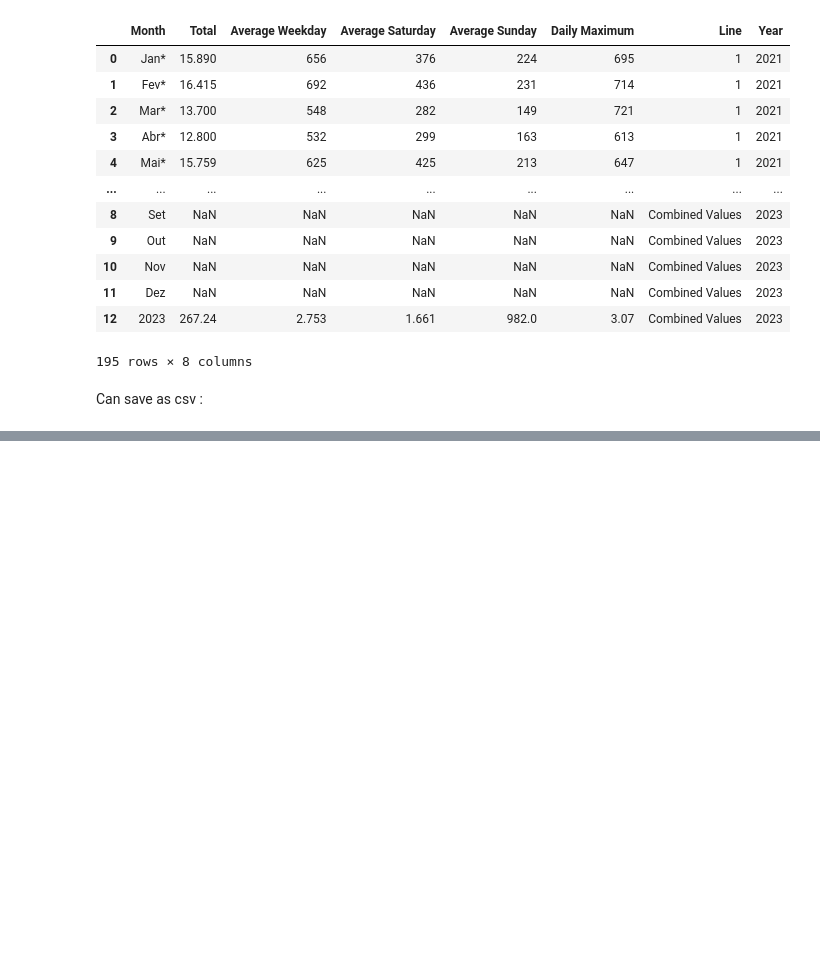
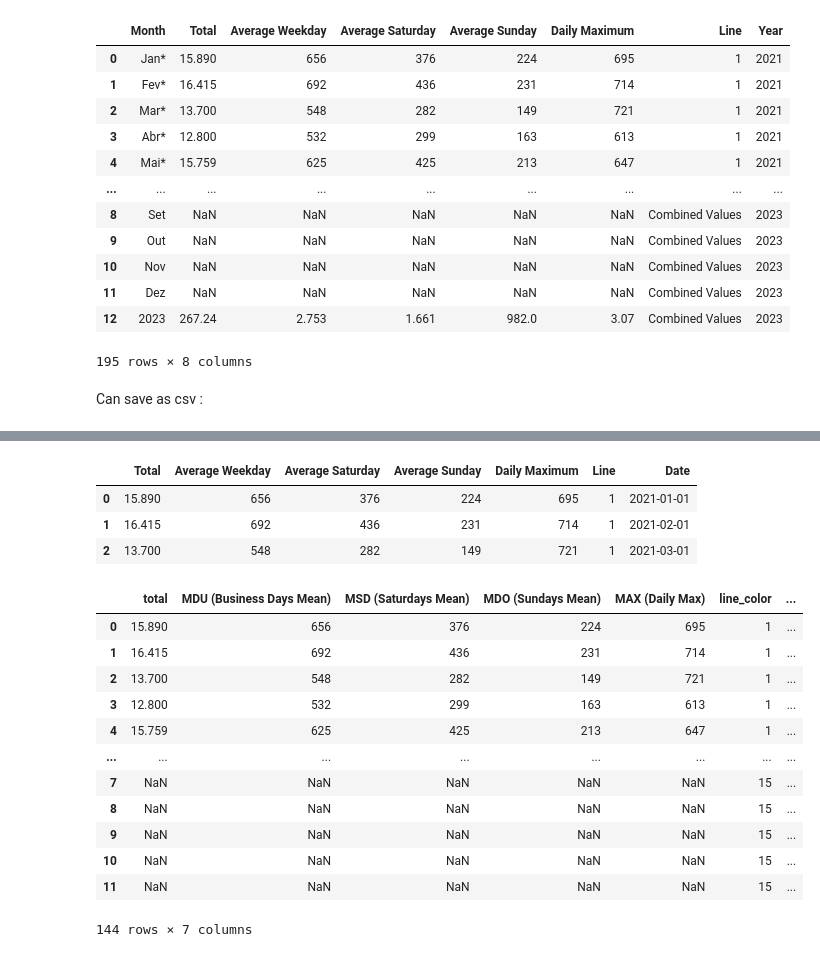
Before and after one commit to OmdenaAI/sao-paulo-chapter-passenger-demand, a Jupyter notebook: src/tasks/task_1_data_collection_preprocessing/Passenger Transported by Line data/clean_data_PassengerTrasnpLine_ansh.ipynb, the cells around one changed output, grey strips where cells are left out. Drawn from its saved outputs; the diff is of its cells as text; code cells hidden in the pictures; blank space fills up the shorter version.

```diff
--- a/src/tasks/task_1_data_collection_preprocessing/Passenger Transported by Line data/clean_data_PassengerTrasnpLine_ansh.ipynb
+++ b/src/tasks/task_1_data_collection_preprocessing/Passenger Transported by Line data/clean_data_PassengerTrasnpLine_ansh.ipynb
@@ -223,0 +267,3 @@ PassengerBy_LineCombined.to_csv("Passenger_By_Line_Combined.csv",index=False)
+# %%
+PassengerBy_LineCombined['Date'] = pd.to_datetime(PassengerBy_LineCombined['Year'].astype(str) + '-' + PassengerBy_LineCombined['Month'].astype(str) + '-01')
+PassengerBy_LineCombined = PassengerBy_LineCombined.drop(['Month', 'Year'], axis=1)
@@ -223,0 +276,36 @@ PassengerBy_LineCombined.to_csv("Passenger_By_Line_Combined.csv",index=False)
+# %%
+values_to_drop = ['Combined Values']
+PassengerBy_LineCombined = PassengerBy_LineCombined[~PassengerBy_LineCombined['Line'].isin(values_to_drop)]
+# %%
+PassengerBy_LineCombined.head(3)
+# %% [output]
+|  | Total | Average Weekday | Average Saturday | Average Sunday | Daily Maximum | Line | Date |
+| 0 | 15.890 | 656 | 376 | 224 | 695 | 1 | 2021-01-01 |
+| 1 | 16.415 | 692 | 436 | 231 | 714 | 1 | 2021-02-01 |
+| 2 | 13.700 | 548 | 282 | 149 | 721 | 1 | 2021-03-01 |
+# %%
+PassengerBy_LineCombined = PassengerBy_LineCombined.rename(columns={
+    'Total': 'total',
+    'Average Weekday': 'MDU (Business Days Mean)',
+    'Average Saturday': 'MSD (Saturdays Mean)',
+    'Average Sunday': 'MDO (Sundays Mean)',
+    'Daily Maximum': 'MAX (Daily Max)',
+    'Line': 'line_color',
+    'Date': 'year_month'
+})
+# %%
+PassengerBy_LineCombined
+# %% [output]
+|  | total | MDU (Business Days Mean) | MSD (Saturdays Mean) | MDO (Sundays Mean) | MAX (Daily Max) | line_color | ... |
+| 0 | 15.890 | 656 | 376 | 224 | 695 | 1 | ... |
+| 1 | 16.415 | 692 | 436 | 231 | 714 | 1 | ... |
+| 2 | 13.700 | 548 | 282 | 149 | 721 | 1 | ... |
+| 3 | 12.800 | 532 | 299 | 163 | 613 | 1 | ... |
+| 4 | 15.759 | 625 | 425 | 213 | 647 | 1 | ... |
+| ... | ... | ... | ... | ... | ... | ... | ... |
+| 7 | NaN | NaN | NaN | NaN | NaN | 15 | ... |
+| 8 | NaN | NaN | NaN | NaN | NaN | 15 | ... |
+| 9 | NaN | NaN | NaN | NaN | NaN | 15 | ... |
+| 10 | NaN | NaN | NaN | NaN | NaN | 15 | ... |
+| 11 | NaN | NaN | NaN | NaN | NaN | 15 | ... |
+144 rows × 7 columns
```
Also changed, not shown: parts of 14 cells of this notebook, 1 other file.
